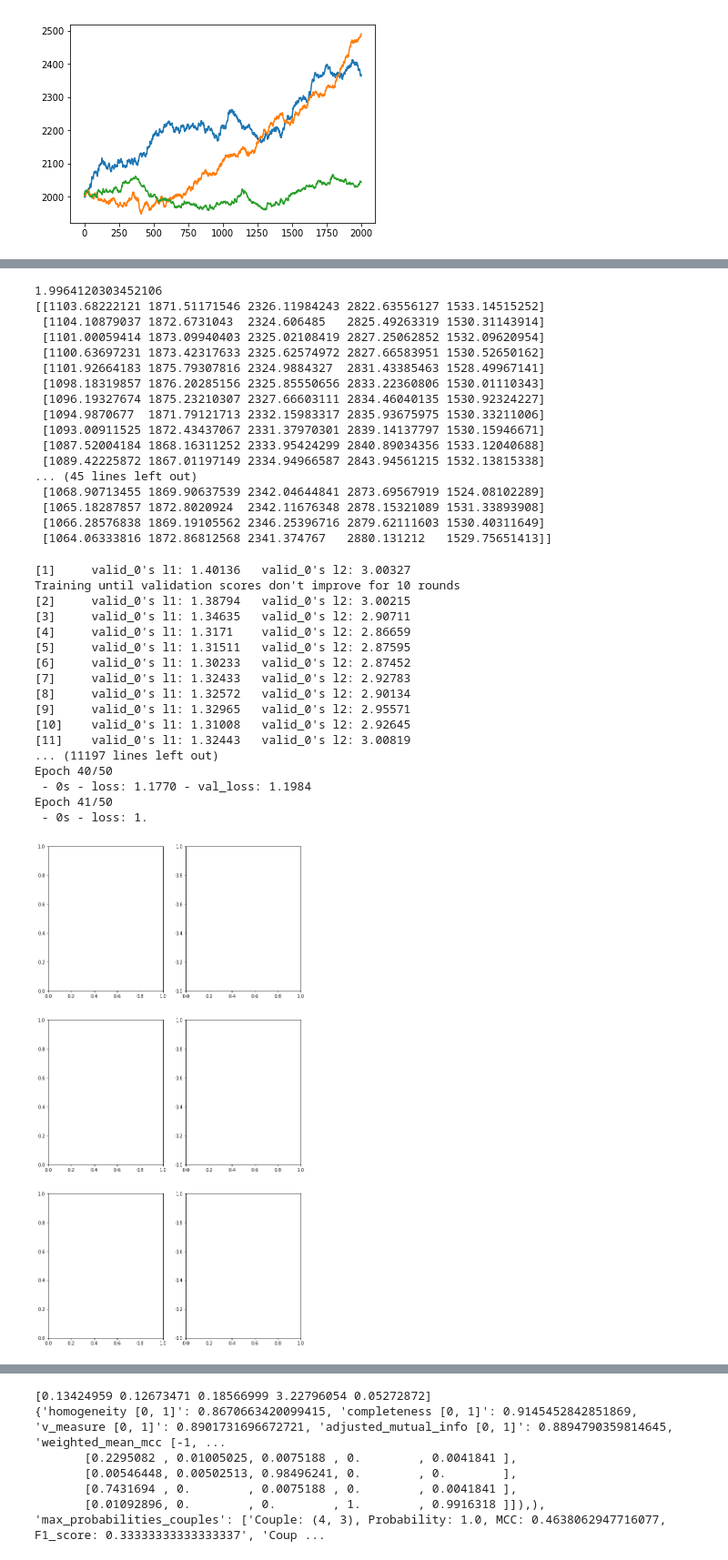
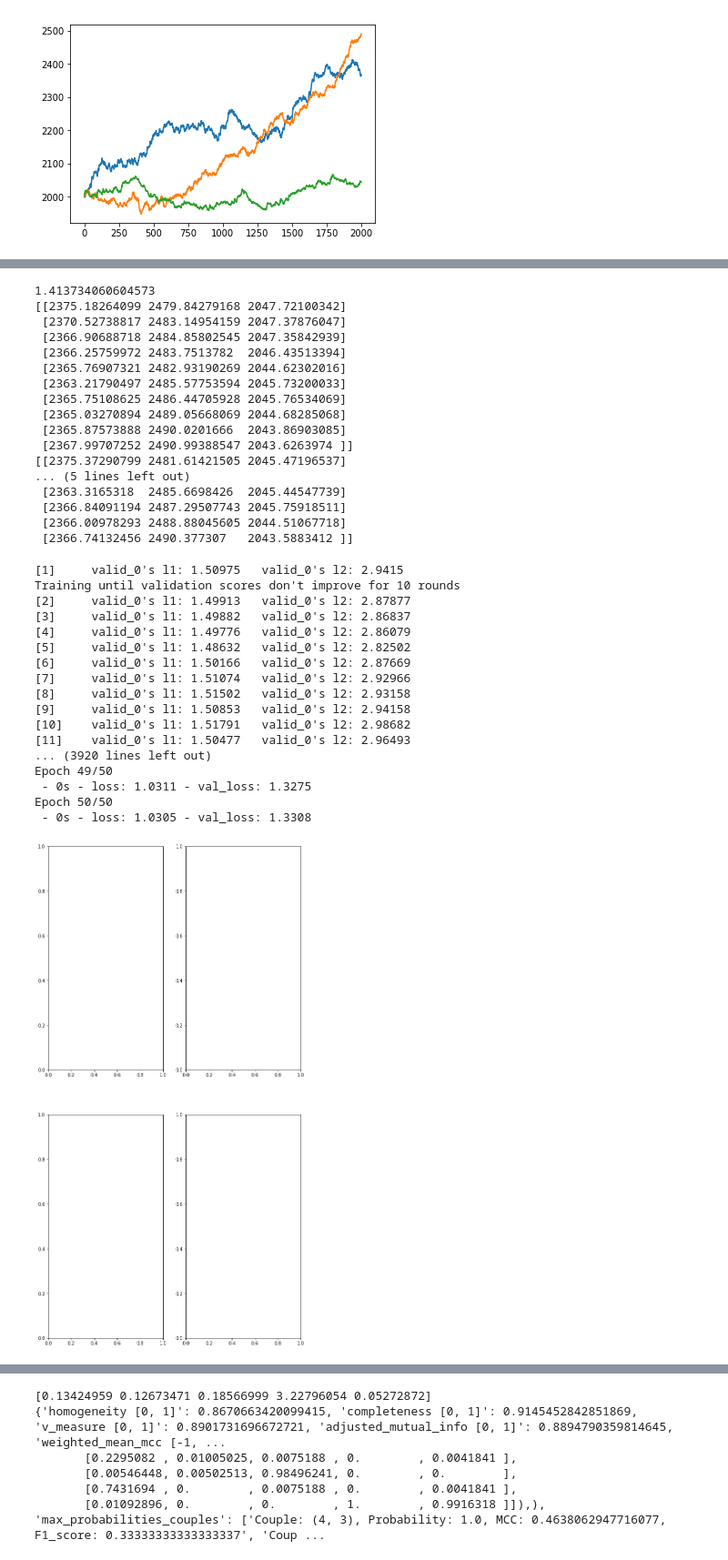
Before and after one commit to vanessadamario/HMM-CHB-MIT, a Jupyter notebook: notebooks/hmm/Pred_regression_comparison (4).ipynb, the cells around one changed output, grey strips where cells are left out. Shown at 91% size. Drawn from its saved outputs; the diff is of its cells as text; code cells hidden in the pictures.

```diff
--- a/notebooks/hmm/Pred_regression_comparison (4).ipynb
+++ b/notebooks/hmm/Pred_regression_comparison (4).ipynb
@@ -43,17 +43,17 @@ plt.show()
 [2002.51574818 2001.64062033 2006.99748862]
 [figure]
 # %%
-N_pred = 30
+N_pred = 10
 # %%
 from regain.hmm.utils_pred import reg_pred_HMM_GMM
 ret_pred,_, Val_Pred =   reg_pred_HMM_GMM(dataset['data'],
                                    Data,
-                                   np.linspace(0,50,10),
-                                   [N_states],
+                                   [0,15,30,45],
+                                   [2,3,4,5],
                                    N_retrain = N_pred,
                                    N_val = 10,
                                    p=2,
-                                   N_test = N_pred,
+                                   N_test = 10,
                                    meth = 'viterbi',
                                    pred_meth = 'rolling',
                                    recrossval = False,
@@ -71,54 +110,54 @@ print(Val_Pred)
 res_regre.append(Val_Pred)
 methods.append('HHM_GGM')
 # %% [output]
-1.9964120303452106
-[[1103.68222121 1871.51171546 2326.11984243 2822.63556127 1533.14515252]
- [1104.10879037 1872.6731043  2324.606485   2825.49263319 1530.31143914]
- [1101.00059414 1873.09940403 2325.02108419 2827.25062852 1532.09620954]
- [1100.63697231 1873.42317633 2325.62574972 2827.66583951 1530.52650162]
- [1101.92664183 1875.79307816 2324.9884327  2831.43385463 1528.49967141]
- [1098.18319857 1876.20285156 2325.85550656 2833.22360806 1530.01110343]
- [1096.19327674 1875.23210307 2327.66603111 2834.46040135 1530.92324227]
- [1094.9870677  1871.79121713 2332.15983317 2835.93675975 1530.33211006]
- [1093.00911525 1872.43437067 2331.37970301 2839.14137797 1530.15946671]
- [1087.52004184 1868.16311252 2333.95424299 2840.89034356 1533.12040688]
- [1089.42225872 1867.01197149 2334.94966587 2843.94561215 1532.13815338]
-... (45 lines left out)
- [1068.90713455 1869.90637539 2342.04644841 2873.69567919 1524.08102289]
- [1065.18287857 1872.8020924  2342.11676348 2878.15321089 1531.33893908]
- [1066.28576838 1869.19105562 2346.25396716 2879.62111603 1530.40311649]
- [1064.06333816 1872.86812568 2341.374767   2880.131212   1529.75651413]]
+1.413734060604573
+[[2375.18264099 2479.84279168 2047.72100342]
+ [2370.52738817 2483.14954159 2047.37876047]
+ [2366.90688718 2484.85802545 2047.35842939]
+ [2366.25759972 2483.7513782  2046.43513394]
+ [2365.76907321 2482.93190269 2044.62302016]
+ [2363.21790497 2485.57753594 2045.73200033]
+ [2365.75108625 2486.44705928 2045.76534069]
+ [2365.03270894 2489.05668069 2044.68285068]
+ [2365.87573888 2490.0201666  2043.86903085]
+ [2367.99707252 2490.99388547 2043.6263974 ]]
+[[2375.37290799 2481.61421505 2045.47196537]
+... (5 lines left out)
+ [2363.3165318  2485.6698426  2045.44547739]
+ [2366.84091194 2487.29507743 2045.75918511]
+ [2366.00978293 2488.88045605 2044.51067718]
+ [2366.74132456 2490.377307   2043.5883412 ]]
 # %%
 methods = ['lgb','LSTM','VAR','Kernel_RBF']
 
 res_regre = []
 
 for meth in methods:
 
     _, Val_pred, _ = pred_regression_methods(Data,dataset['data'],
                                     N_test=N_pred,
                                     method = meth,
-                                    N_val = 5,
+                                    N_val = 10,
                                     pred_meth = 'rolling',
                                     p = 2,
                                     plot=False)
     res_regre.append(Val_pred)
 # %% [output]
-[1]     valid_0's l1: 1.40136   valid_0's l2: 3.00327
+[1]     valid_0's l1: 1.50975   valid_0's l2: 2.9415
 Training until validation scores don't improve for 10 rounds
-[2]     valid_0's l1: 1.38794   valid_0's l2: 3.00215
-[3]     valid_0's l1: 1.34635   valid_0's l2: 2.90711
-[4]     valid_0's l1: 1.3171    valid_0's l2: 2.86659
-[5]     valid_0's l1: 1.31511   valid_0's l2: 2.87595
-[6]     valid_0's l1: 1.30233   valid_0's l2: 2.87452
-[7]     valid_0's l1: 1.32433   valid_0's l2: 2.92783
-[8]     valid_0's l1: 1.32572   valid_0's l2: 2.90134
-[9]     valid_0's l1: 1.32965   valid_0's l2: 2.95571
-[10]    valid_0's l1: 1.31008   valid_0's l2: 2.92645
-[11]    valid_0's l1: 1.32443   valid_0's l2: 3.00819
-... (11197 lines left out)
-Epoch 40/50
- - 0s - loss: 1.1770 - val_loss: 1.1984
-Epoch 41/50
- - 0s - loss: 1.
+[2]     valid_0's l1: 1.49913   valid_0's l2: 2.87877
+[3]     valid_0's l1: 1.49882   valid_0's l2: 2.86837
+[4]     valid_0's l1: 1.49776   valid_0's l2: 2.86079
+[5]     valid_0's l1: 1.48632   valid_0's l2: 2.82502
+[6]     valid_0's l1: 1.50166   valid_0's l2: 2.87669
+[7]     valid_0's l1: 1.51074   valid_0's l2: 2.92966
+[8]     valid_0's l1: 1.51502   valid_0's l2: 2.93158
+[9]     valid_0's l1: 1.50853   valid_0's l2: 2.94158
+[10]    valid_0's l1: 1.51791   valid_0's l2: 2.98682
+[11]    valid_0's l1: 1.50477   valid_0's l2: 2.96493
+... (3920 lines left out)
+Epoch 49/50
+ - 0s - loss: 1.0311 - val_loss: 1.3275
+Epoch 50/50
+ - 0s - loss: 1.0305 - val_loss: 1.3308
-[figure, old version]
+[figure, new version]
```
Also changed, not shown: parts of 15 cells of this notebook, 5 other files.
